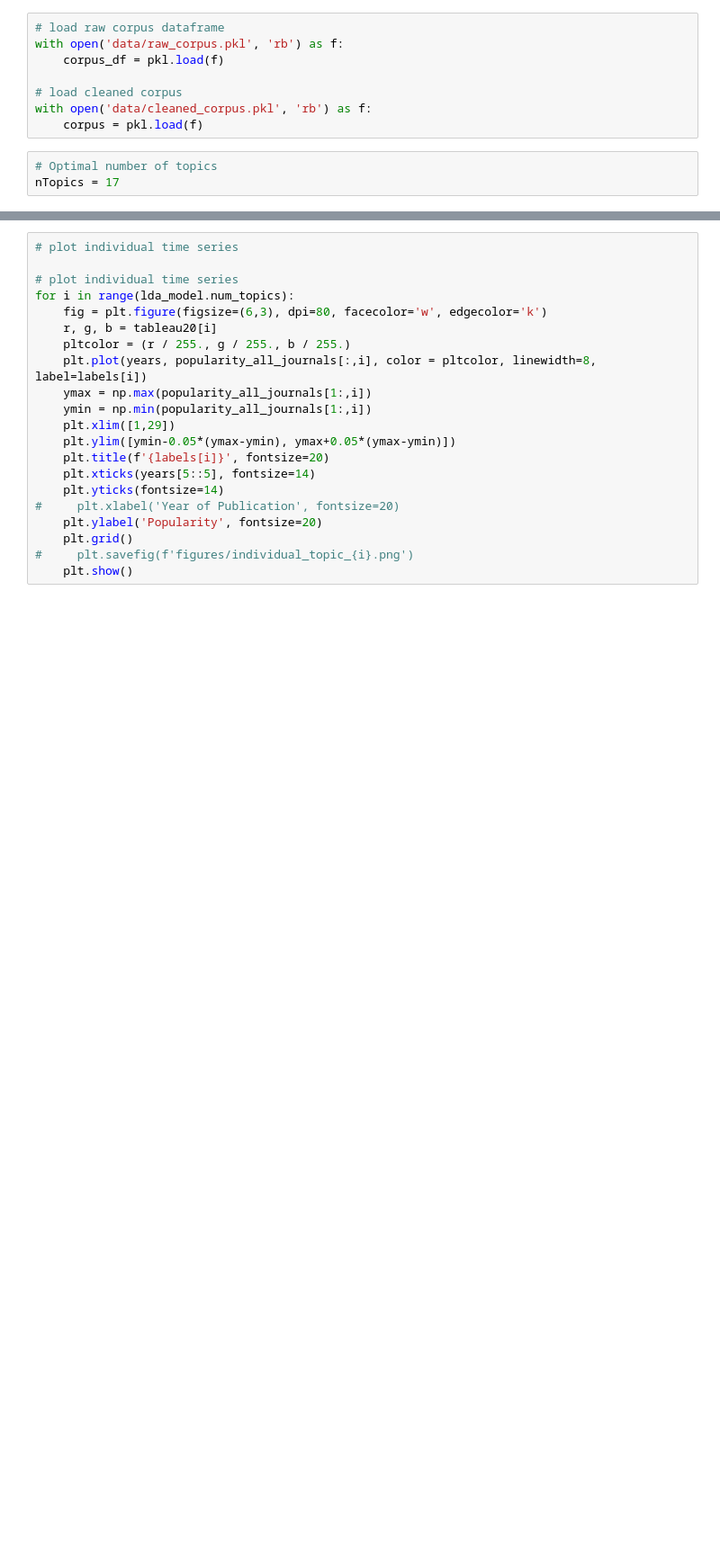
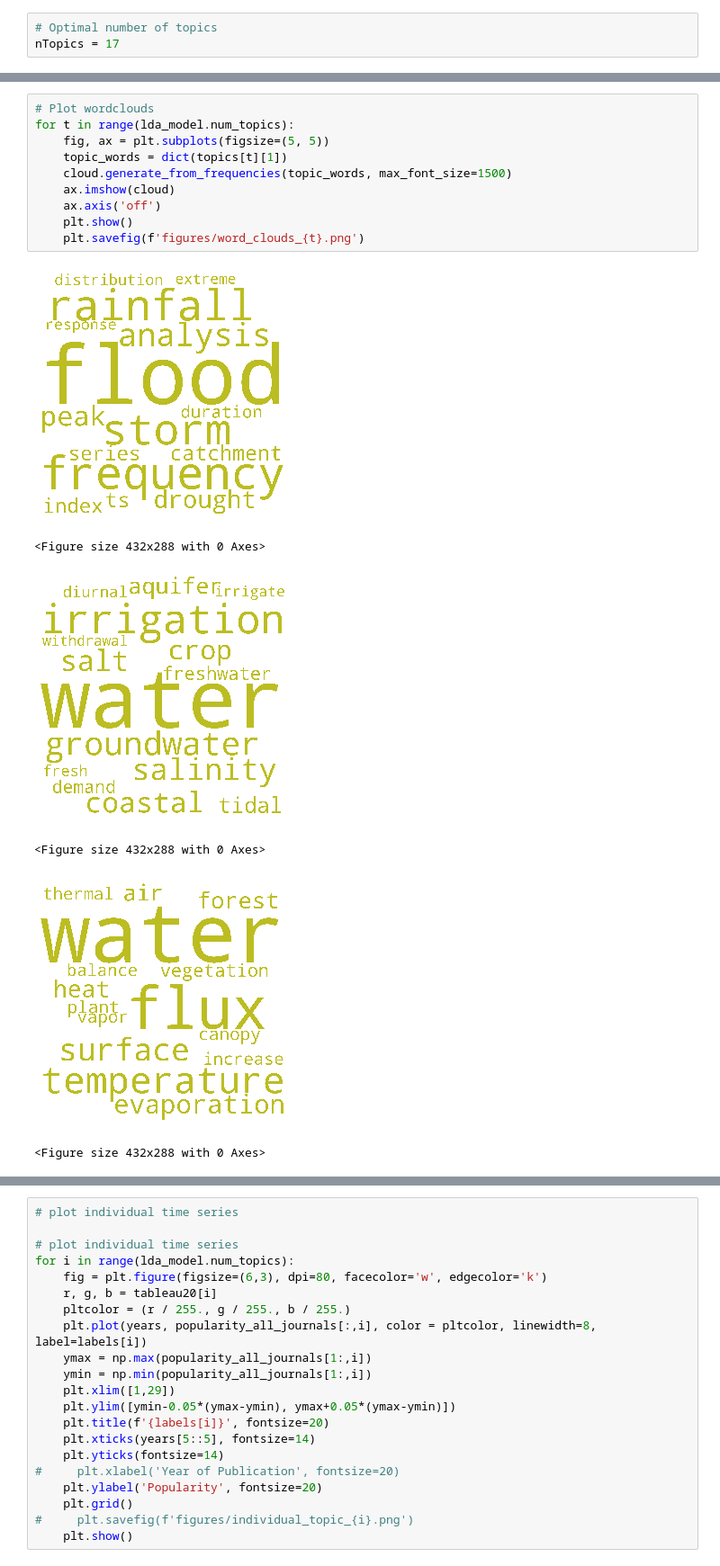
Before and after one commit to mashrekur/topic_modeling_hydrology, a Jupyter notebook: 3_temporal_topic_distribution.ipynb, the cells around one changed output, grey strips where cells are left out. Shown at 90% size. Drawn from its saved outputs; the diff is of its cells as text; blank space fills up the shorter version.

```diff
--- a/3_temporal_topic_distribution.ipynb
+++ b/3_temporal_topic_distribution.ipynb
@@ -24,11 +13,3 @@ import matplotlib.pyplot as plt
-# %%
-# load raw corpus dataframe
-with open('data/raw_corpus.pkl', 'rb') as f:
-    corpus_df = pkl.load(f)
-
-# load cleaned corpus
-with open('data/cleaned_corpus.pkl', 'rb') as f:
-    corpus = pkl.load(f)
 # %%
 # Optimal number of topics
 nTopics = 17
@@ -67,0 +82,17 @@ topics = lda_model.show_topics(formatted=False, num_topics=17)
+# %%
+# Plot wordclouds
+for t in range(lda_model.num_topics):
+    fig, ax = plt.subplots(figsize=(5, 5))
+    topic_words = dict(topics[t][1])
+    cloud.generate_from_frequencies(topic_words, max_font_size=1500)
+    ax.imshow(cloud)
+    ax.axis('off')
+    plt.show()
+    plt.savefig(f'figures/word_clouds_{t}.png')
+# %% [output]
+[figure, added]
+<Figure size 432x288 with 0 Axes>
+[figure, added]
+<Figure size 432x288 with 0 Axes>
+[figure, added]
+<Figure size 432x288 with 0 Axes>
```
Also changed, not shown: parts of 18 cells of this notebook, 18 other files.
